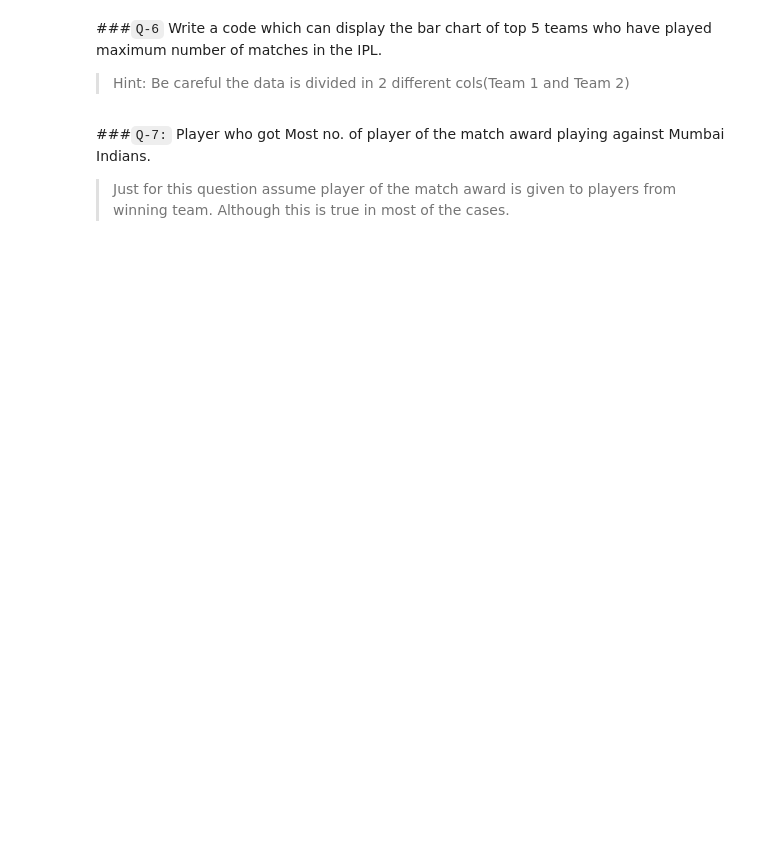
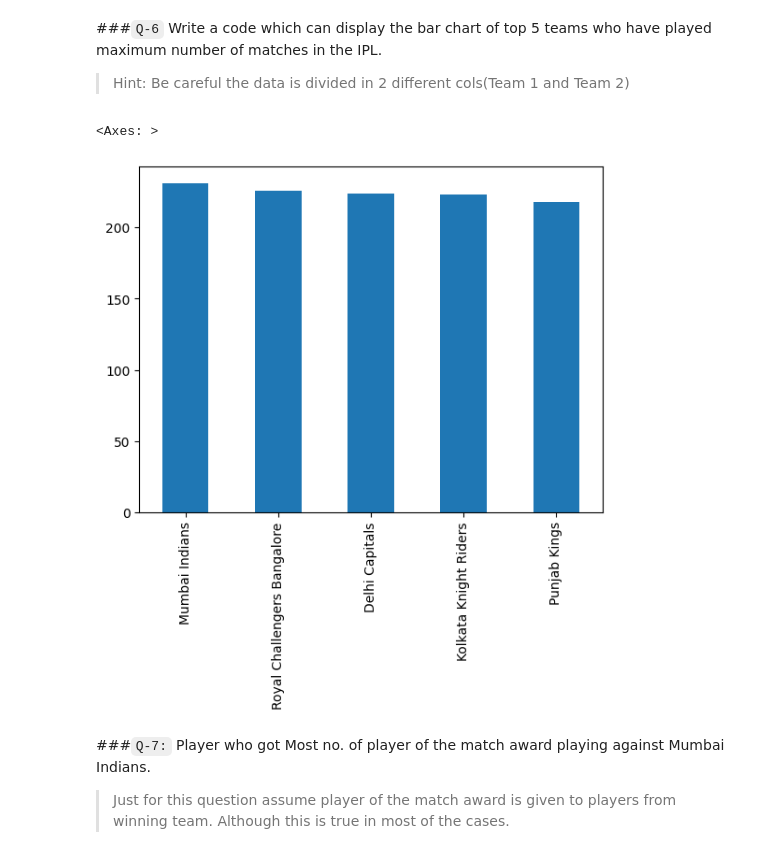
Before and after one commit to pranavverma26/PythonCode, a Jupyter notebook: PractiseQuestion/83. Task 17 FREE.ipynb, the cells around one changed output. Cells and saved outputs as stored; diff of their text form; code cells hidden in the pictures; blank space fills up the shorter version.

```diff
--- a/PractiseQuestion/83. Task 17 FREE.ipynb
+++ b/PractiseQuestion/83. Task 17 FREE.ipynb
@@ -202,0 +229,9 @@ Be careful Gujrat Titans and Gujrat Lions are different teams.
+# %%
+# code here
+matches = pd.read_csv(r"D:\Coding Language\Python\DataSet\datasets-session-17\ipl-matches.csv")
+print(matches.head(2))
+
+changed_name = {'Delhi Daredevils':'Delhi Capitals','Kings XI Punjab':'Punjab Kings','Rising Pune Supergiants':'Rising Pune Supergiant'}
+matches.replace(changed_name.keys(),changed_name.values(),inplace=True)
+print()
+matches
@@ -208,3 +272,10 @@ Be careful Gujrat Titans and Gujrat Lions are different teams.
+# %%
+# code here
+import matplotlib.pyplot as plt
+(matches['Team1'].value_counts() +matches['Team2'].value_counts()).sort_values(ascending=False).head(5).plot(kind='bar')
+# %% [output]
+<Axes: >
+[figure, added]
 # %% [markdown]
 ###`Q-7:` Player who got Most no. of player of the match award playing against Mumbai Indians.
 > Just for this question assume player of the match award is given to players from winning team. Although this is true in most of the cases.
```
Also changed, not shown: parts of 14 cells of this notebook, 6 other files.
